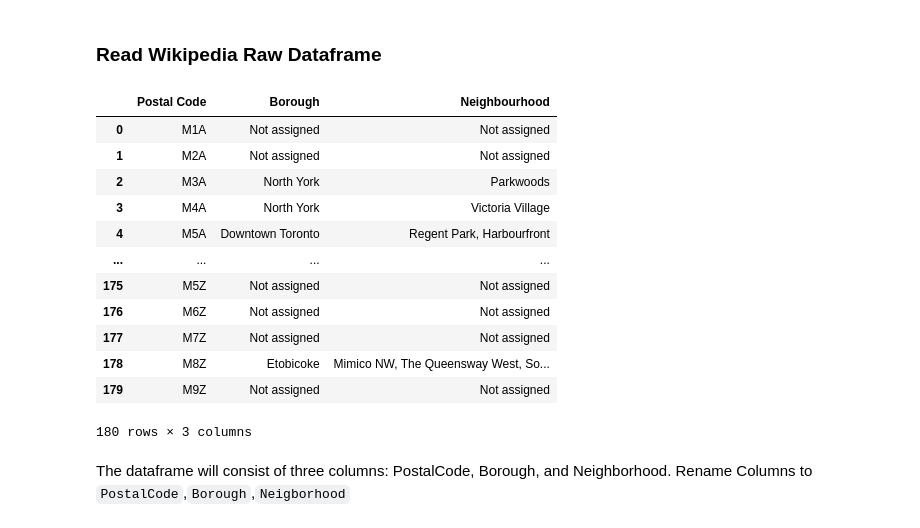
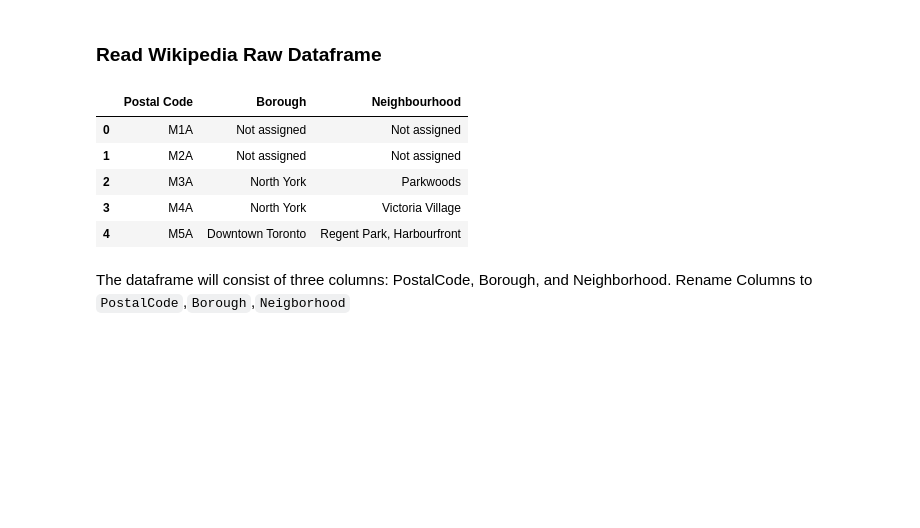
Before and after one commit to tobiasgrott/Coursera_Applied_Data_Science_Capstone, a Jupyter notebook: Week3.ipynb, the cells around one changed output. Cells and saved outputs as stored; diff of their text form; code cells hidden in the pictures; blank space fills up the shorter version.

```diff
--- a/Week3.ipynb
+++ b/Week3.ipynb
@@ -10,22 +10,15 @@ import pandas as pd
 # %% [markdown]
 ### Read Wikipedia Raw Dataframe
 # %%
-df = pd.read_html('https://en.wikipedia.org/wiki/List_of_postal_codes_of_Canada:_M')[0]
-df
+wiki_df = pd.read_html('https://en.wikipedia.org/wiki/List_of_postal_codes_of_Canada:_M')[0]
+wiki_df.head()
 # %% [output]
 |  | Postal Code | Borough | Neighbourhood |
 | 0 | M1A | Not assigned | Not assigned |
 | 1 | M2A | Not assigned | Not assigned |
 | 2 | M3A | North York | Parkwoods |
 | 3 | M4A | North York | Victoria Village |
 | 4 | M5A | Downtown Toronto | Regent Park, Harbourfront |
-| ... | ... | ... | ... |
-| 175 | M5Z | Not assigned | Not assigned |
-| 176 | M6Z | Not assigned | Not assigned |
-| 177 | M7Z | Not assigned | Not assigned |
-| 178 | M8Z | Etobicoke | Mimico NW, The Queensway West, So... |
-| 179 | M9Z | Not assigned | Not assigned |
-180 rows × 3 columns
 # %% [markdown]
 The dataframe will consist of three columns: PostalCode, Borough, and Neighborhood.
 Rename Columns to `PostalCode`,`Borough`,`Neigborhood`
```
Also changed, not shown: parts of 60 cells of this notebook.
